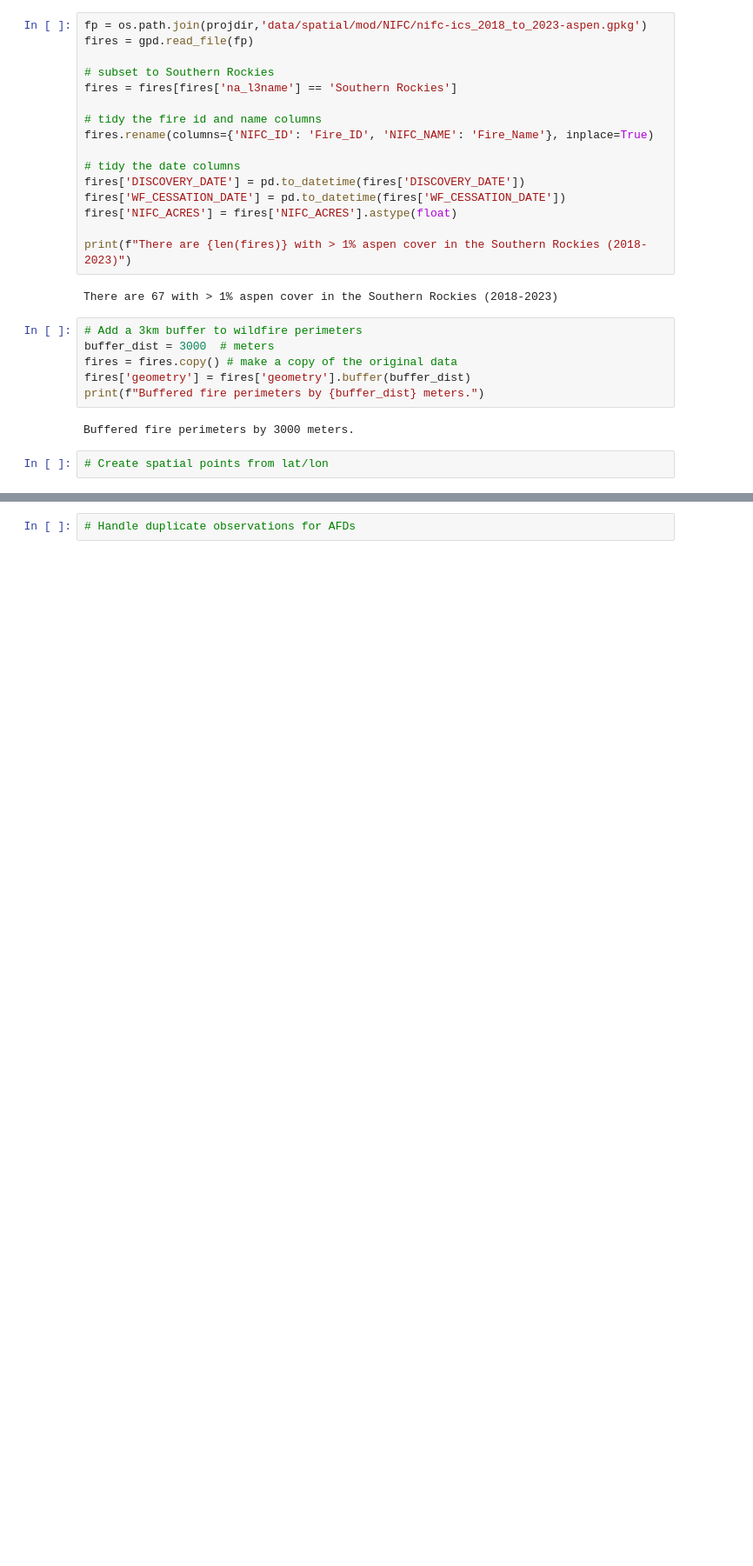
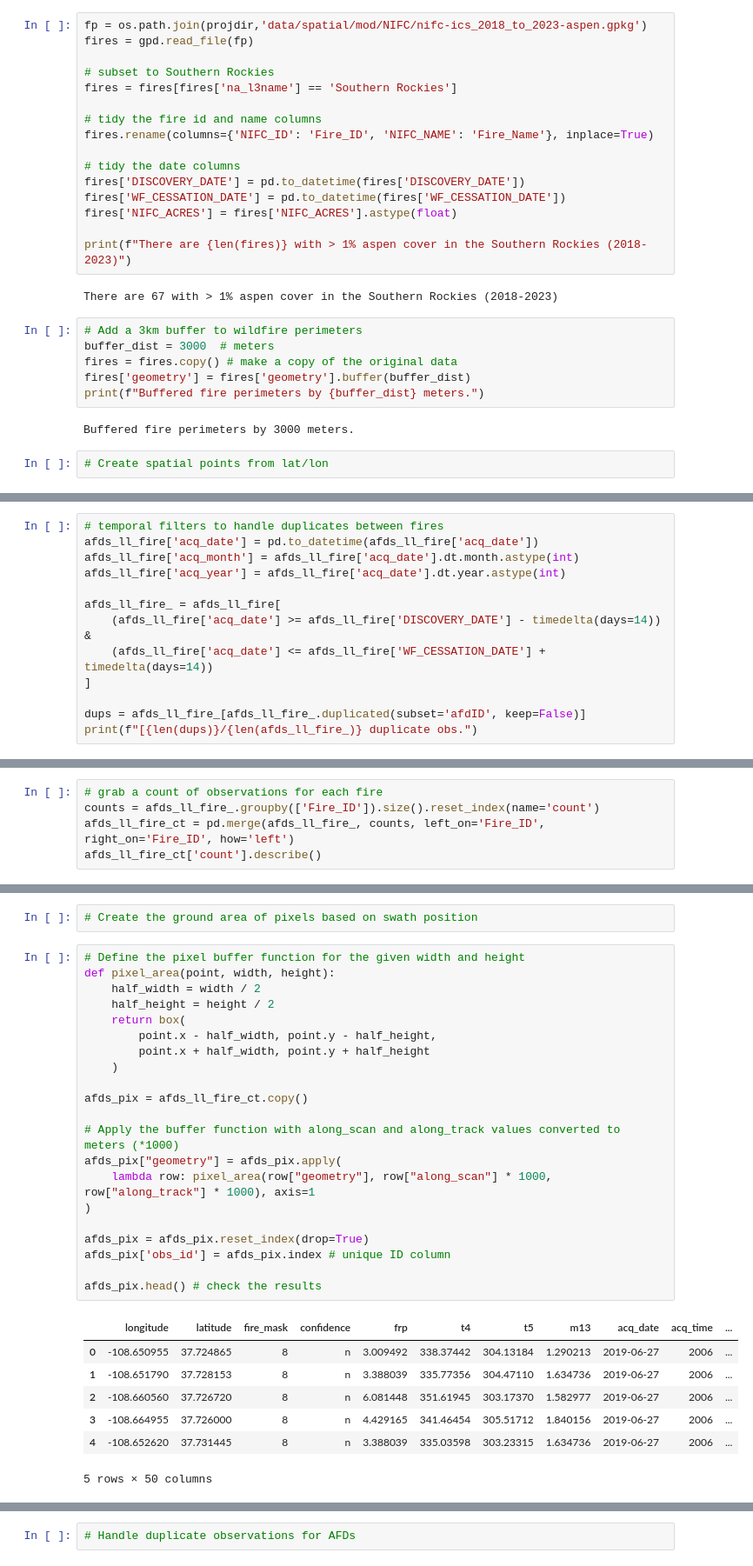
Before and after one commit to natshoff/aspen-fire-fork, a Jupyter notebook: Aim2/code/Python/XXviirs-afd-processing.ipynb, the cells around one changed output, grey strips where cells are left out. Shown at 87% size. Drawn from its saved outputs; the diff is of its cells as text; blank space fills up the shorter version.

```diff
--- a/Aim2/code/Python/XXviirs-afd-processing.ipynb
+++ b/Aim2/code/Python/XXviirs-afd-processing.ipynb
@@ -342,0 +174,13 @@ Grid saved to: /Users/max/Library/CloudStorage/OneDrive-Personal/mcook/aspen-fir
+# %%
+# temporal filters to handle duplicates between fires
+afds_ll_fire['acq_date'] = pd.to_datetime(afds_ll_fire['acq_date'])
+afds_ll_fire['acq_month'] = afds_ll_fire['acq_date'].dt.month.astype(int)
+afds_ll_fire['acq_year'] = afds_ll_fire['acq_date'].dt.year.astype(int)
+
+afds_ll_fire_ = afds_ll_fire[
+    (afds_ll_fire['acq_date'] >= afds_ll_fire['DISCOVERY_DATE'] - timedelta(days=14)) &
+    (afds_ll_fire['acq_date'] <= afds_ll_fire['WF_CESSATION_DATE'] + timedelta(days=14))
+]
+
+dups = afds_ll_fire_[afds_ll_fire_.duplicated(subset='afdID', keep=False)]
+print(f"[{len(dups)}/{len(afds_ll_fire_)} duplicate obs.")
@@ -342,0 +204,5 @@ Grid saved to: /Users/max/Library/CloudStorage/OneDrive-Personal/mcook/aspen-fir
+# %%
+# grab a count of observations for each fire
+counts = afds_ll_fire_.groupby(['Fire_ID']).size().reset_index(name='count')
+afds_ll_fire_ct = pd.merge(afds_ll_fire_, counts, left_on='Fire_ID', right_on='Fire_ID', how='left')
+afds_ll_fire_ct['count'].describe()
@@ -342,0 +239,31 @@ Grid saved to: /Users/max/Library/CloudStorage/OneDrive-Personal/mcook/aspen-fir
+# %%
+# Create the ground area of pixels based on swath position
+# %%
+# Define the pixel buffer function for the given width and height
+def pixel_area(point, width, height):
+    half_width = width / 2
+    half_height = height / 2
+    return box(
+        point.x - half_width, point.y - half_height,
+        point.x + half_width, point.y + half_height
+    )
+
+afds_pix = afds_ll_fire_ct.copy()
+
+# Apply the buffer function with along_scan and along_track values converted to meters (*1000)
+afds_pix["geometry"] = afds_pix.apply(
+    lambda row: pixel_area(row["geometry"], row["along_scan"] * 1000, row["along_track"] * 1000), axis=1
+)
+
+afds_pix = afds_pix.reset_index(drop=True)
+afds_pix['obs_id'] = afds_pix.index # unique ID column
+
+afds_pix.head() # check the results
+# %% [output]
+|  | longitude | latitude | fire_mask | confidence | frp | t4 | t5 | m13 | acq_date | acq_time | ... |
+| 0 | -108.650955 | 37.724865 | 8 | n | 3.009492 | 338.37442 | 304.13184 | 1.290213 | 2019-06-27 | 2006 | ... |
+| 1 | -108.651790 | 37.728153 | 8 | n | 3.388039 | 335.77356 | 304.47110 | 1.634736 | 2019-06-27 | 2006 | ... |
+| 2 | -108.660560 | 37.726720 | 8 | n | 6.081448 | 351.61945 | 303.17370 | 1.582977 | 2019-06-27 | 2006 | ... |
+| 3 | -108.664955 | 37.726000 | 8 | n | 4.429165 | 341.46454 | 305.51712 | 1.840156 | 2019-06-27 | 2006 | ... |
+| 4 | -108.652620 | 37.731445 | 8 | n | 3.388039 | 335.03598 | 303.23315 | 1.634736 | 2019-06-27 | 2006 | ... |
+5 rows × 50 columns
```
Also changed, not shown: parts of 86 cells of this notebook, 5 other files.
